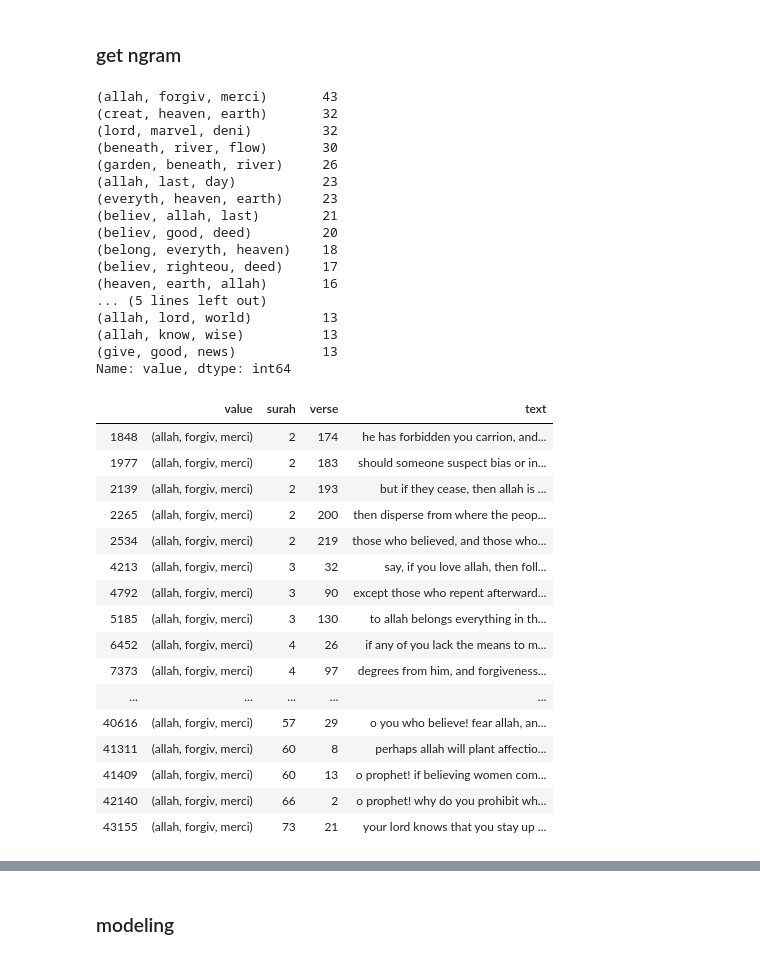
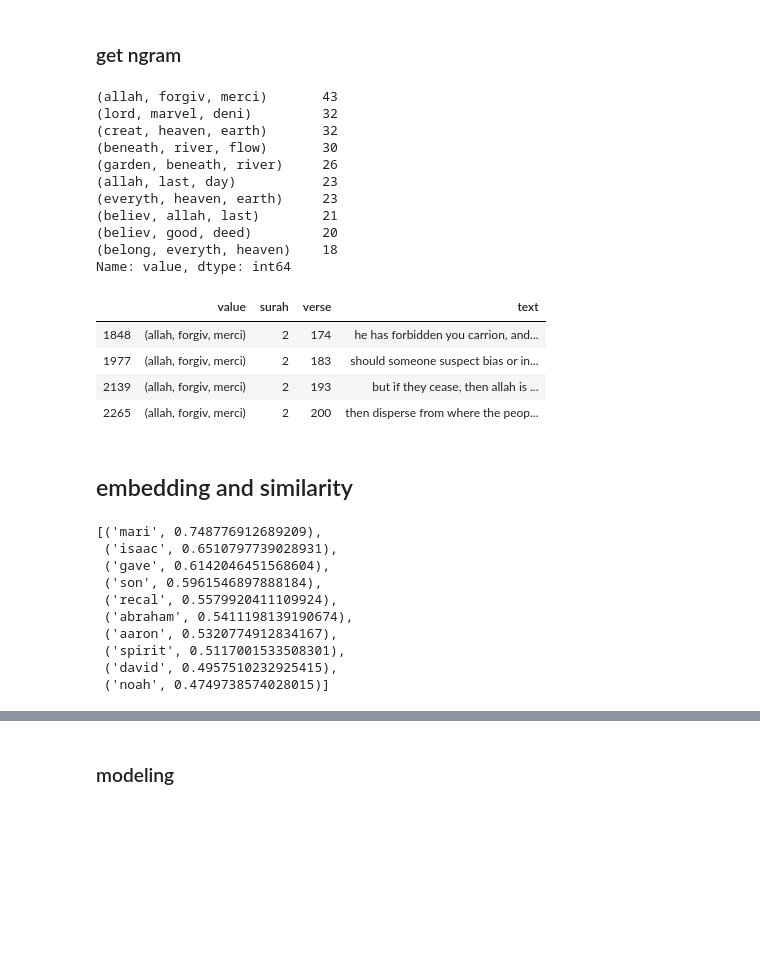
Before and after one commit to yuwei2341/nlp, a Jupyter notebook: topics/Quran.ipynb, the cells around one changed output, grey strips where cells are left out. Saved outputs shown, nothing was run; the diff lists cells and outputs as text; code cells hidden in the pictures; blank space fills up the shorter version.

Commit message:
train embedding

```diff
--- a/topics/Quran.ipynb
+++ b/topics/Quran.ipynb
@@ -183,11 +181,11 @@ dfng = pd.DataFrame({'value': all_ngrams, 'surah': ind_surah, 'verse': ind_verse
 # %%
 dfng_j = pd.merge(dfng, df0, on=['surah', 'verse'])
 # %%
-dfng_j['value'].value_counts()[:20]
+dfng_j['value'].value_counts()[:10]
 # %% [output]
 (allah, forgiv, merci)       43
+(lord, marvel, deni)         32
 (creat, heaven, earth)       32
-(lord, marvel, deni)         32
 (beneath, river, flow)       30
 (garden, beneath, river)     26
 (allah, last, day)           23
@@ -195,30 +193,14 @@ dfng_j['value'].value_counts()[:20]
 (believ, allah, last)        21
 (believ, good, deed)         20
 (belong, everyth, heaven)    18
-(believ, righteou, deed)     17
-(heaven, earth, allah)       16
-... (5 lines left out)
-(allah, lord, world)         13
-(allah, know, wise)          13
-(give, good, news)           13
 Name: value, dtype: int64
 # %%
-dfng_j[dfng_j['value'] == dfng_j['value'].value_counts().index[0]]
+dfng_j[dfng_j['value'] == dfng_j['value'].value_counts().index[0]][:4]
 # %% [output]
 |  | value | surah | verse | text |
 | 1848 | (allah, forgiv, merci) | 2 | 174 | he has forbidden you carrion, and... |
 | 1977 | (allah, forgiv, merci) | 2 | 183 | should someone suspect bias or in... |
 | 2139 | (allah, forgiv, merci) | 2 | 193 | but if they cease, then allah is ... |
 | 2265 | (allah, forgiv, merci) | 2 | 200 | then disperse from where the peop... |
-| 2534 | (allah, forgiv, merci) | 2 | 219 | those who believed, and those who... |
-| 4213 | (allah, forgiv, merci) | 3 | 32 | say, if you love allah, then foll... |
-| 4792 | (allah, forgiv, merci) | 3 | 90 | except those who repent afterward... |
-| 5185 | (allah, forgiv, merci) | 3 | 130 | to allah belongs everything in th... |
-| 6452 | (allah, forgiv, merci) | 4 | 26 | if any of you lack the means to m... |
-| 7373 | (allah, forgiv, merci) | 4 | 97 | degrees from him, and forgiveness... |
-| ... | ... | ... | ... | ... |
-| 40616 | (allah, forgiv, merci) | 57 | 29 | o you who believe! fear allah, an... |
-| 41311 | (allah, forgiv, merci) | 60 | 8 | perhaps allah will plant affectio... |
-| 41409 | (allah, forgiv, merci) | 60 | 13 | o prophet! if believing women com... |
-| 42140 | (allah, forgiv, merci) | 66 | 2 | o prophet! why do you prohibit wh... |
-| 43155 | (allah, forgiv, merci) | 73 | 21 | your lord knows that you stay up ... |
+# %% [markdown]
+## embedding and similarity
@@ -224,0 +213,13 @@ dfng_j[dfng_j['value'] == dfng_j['value'].value_counts().index[0]]
+# %%
+wv.most_similar("jesu", topn=10)
+# %% [output]
+[('mari', 0.748776912689209),
+ ('isaac', 0.6510797739028931),
+ ('gave', 0.6142046451568604),
+ ('son', 0.5961546897888184),
+ ('recal', 0.5579920411109924),
+ ('abraham', 0.5411198139190674),
+ ('aaron', 0.5320774912834167),
+ ('spirit', 0.5117001533508301),
+ ('david', 0.4957510232925415),
+ ('noah', 0.4749738574028015)]
```
Also changed, not shown: parts of 7 cells of this notebook.
